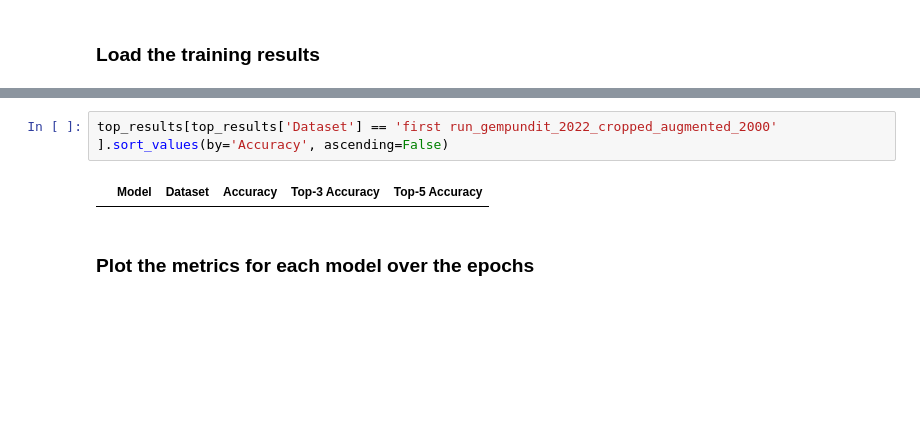
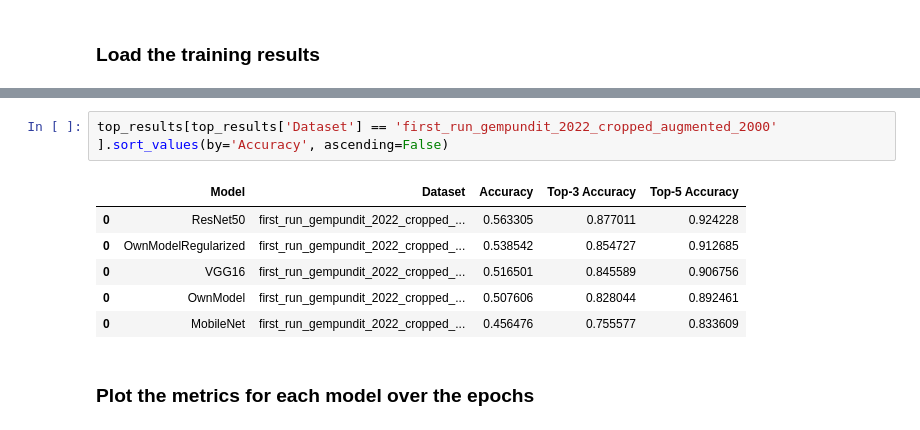
Before and after one commit to stedavkle/gemstone-classifier, a Jupyter notebook: src/04_Eval_New.ipynb, the cells around one changed output, grey strips where cells are left out. Saved outputs shown, nothing was run; the diff lists cells and outputs as text; blank space fills up the shorter version.

```diff
--- a/src/04_Eval_New.ipynb
+++ b/src/04_Eval_New.ipynb
@@ -48,7 +62,12 @@ Processing OwnModelRegularized...
 # %%
-top_results[top_results['Dataset'] == 'first run_gempundit_2022_cropped_augmented_2000' ].sort_values(by='Accuracy', ascending=False)
+top_results[top_results['Dataset'] == 'first_run_gempundit_2022_cropped_augmented_2000' ].sort_values(by='Accuracy', ascending=False)
 # %% [output]
 |  | Model | Dataset | Accuracy | Top-3 Accuracy | Top-5 Accuracy |
+| 0 | ResNet50 | first_run_gempundit_2022_cropped_... | 0.563305 | 0.877011 | 0.924228 |
+| 0 | OwnModelRegularized | first_run_gempundit_2022_cropped_... | 0.538542 | 0.854727 | 0.912685 |
+| 0 | VGG16 | first_run_gempundit_2022_cropped_... | 0.516501 | 0.845589 | 0.906756 |
+| 0 | OwnModel | first_run_gempundit_2022_cropped_... | 0.507606 | 0.828044 | 0.892461 |
+| 0 | MobileNet | first_run_gempundit_2022_cropped_... | 0.456476 | 0.755577 | 0.833609 |
 # %% [markdown]
 ### Plot the metrics for each model over the epochs
 # %%
```
Also changed, not shown: parts of 15 cells of this notebook, 1 other file.
